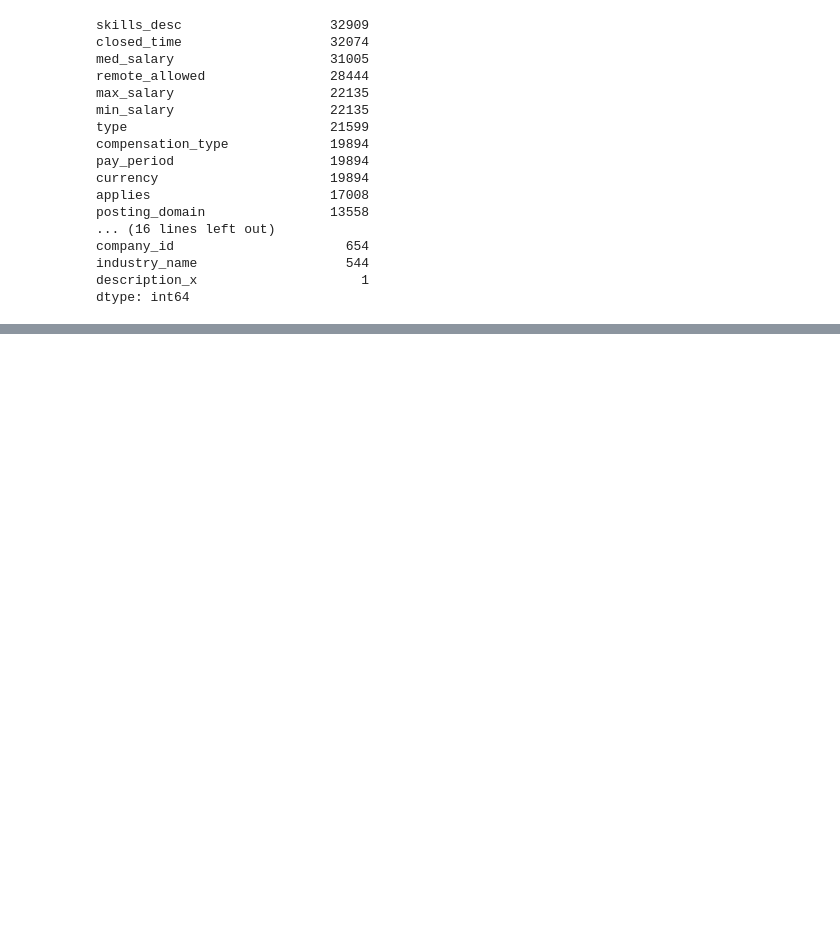
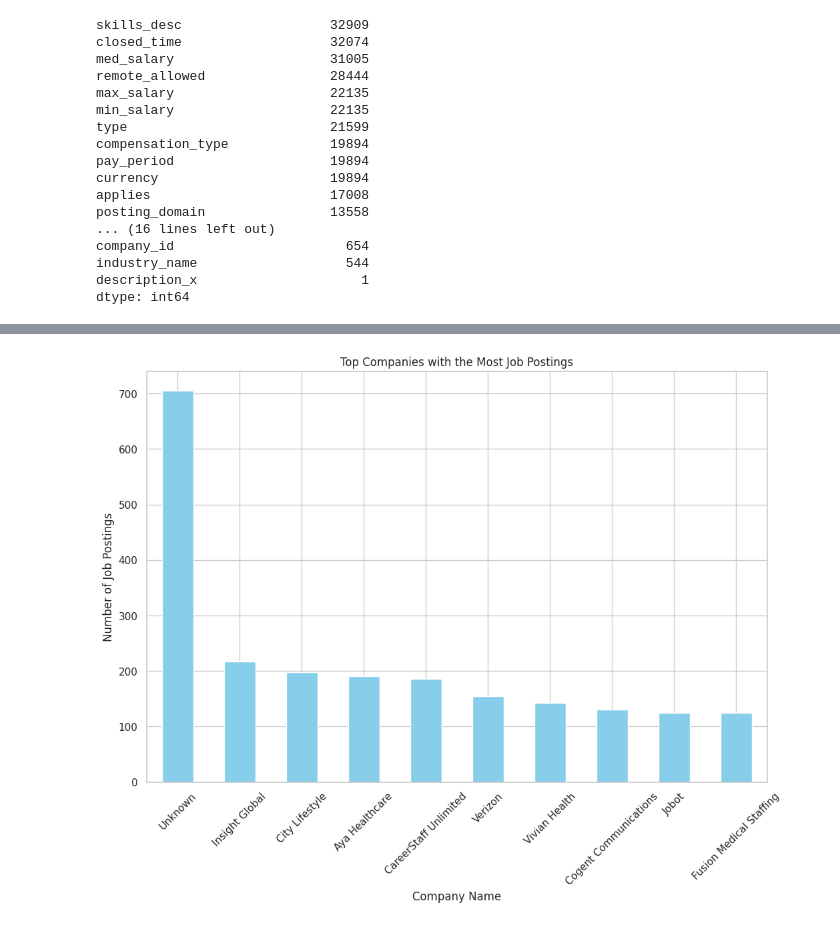
Before and after one commit to com-480-data-visualization/com-480-RYL, a Jupyter notebook: EDA.ipynb, the cells around one changed output, grey strips where cells are left out. Saved outputs shown, nothing was run; the diff lists cells and outputs as text; code cells hidden in the pictures; blank space fills up the shorter version.

```diff
--- a/EDA.ipynb
+++ b/EDA.ipynb
@@ -141,0 +198,13 @@ for column in ['skills_desc', 'remote_allowed', 'compensation_type', 'type', 'pa
+# %%
+#Companies that post the most job openings
+top_companies = merged_post['name'].value_counts().head(10)
+
+plt.figure(figsize=(12, 8))
+top_companies.plot(kind='bar', color='skyblue')
+plt.title('Top Companies with the Most Job Postings')
+plt.xlabel('Company Name')
+plt.ylabel('Number of Job Postings')
+plt.xticks(rotation=45)
+plt.show()
+# %% [output]
+[figure, added]
```
Also changed, not shown: parts of 14 cells of this notebook.
